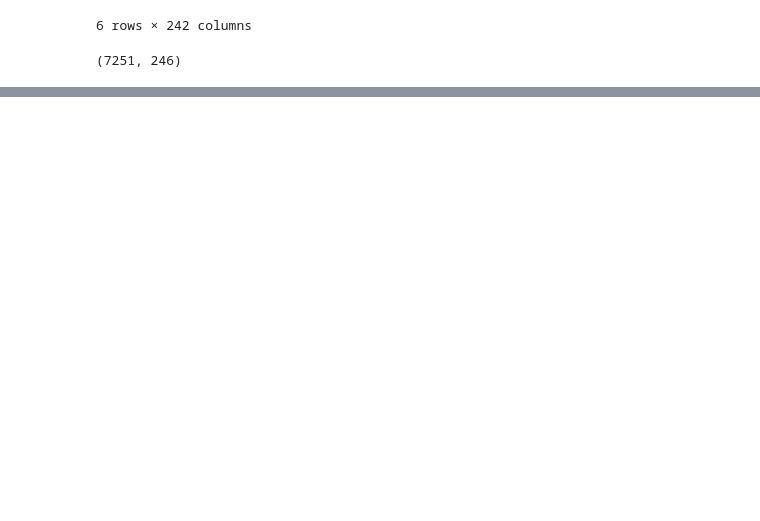
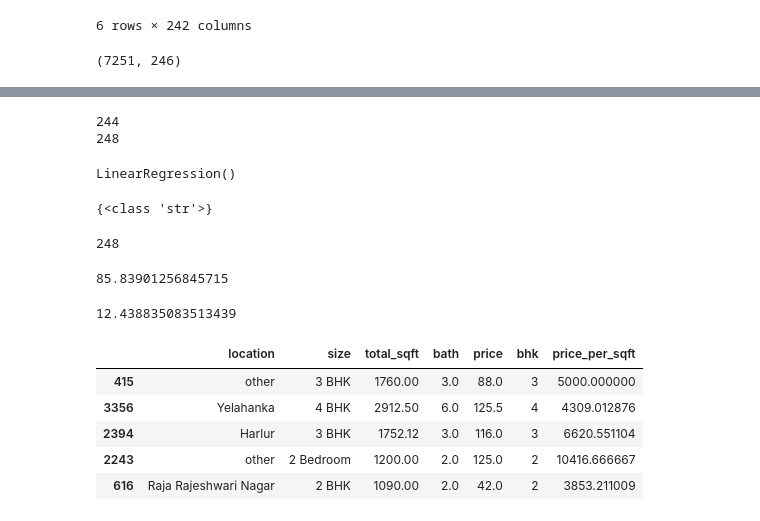
Before and after one commit to Balu-0009/Benguluru_House_Price, a Jupyter notebook: house-prediction.ipynb, the cells around one changed output, grey strips where cells are left out. Saved outputs shown, nothing was run; the diff lists cells and outputs as text; code cells hidden in the pictures; blank space fills up the shorter version.

Commit message:
updated the prediction values of various algorithms

```diff
--- a/house-prediction.ipynb
+++ b/house-prediction.ipynb
@@ -571,0 +679,6 @@ df12
+# %%
+print(lr_clf.n_features_in_)
+print(len(x.columns))
+# %% [output]
+244
+248
@@ -571,0 +687,18 @@ df12
+# %%
+lr_clf = LinearRegression()
+lr_clf.fit(x, y)
+# %% [output]
+LinearRegression()
+# %%
+print(set(type(col) for col in x.columns))
+# %% [output]
+{<class 'str'>}
+# %%
+x.columns = x.columns.astype(str)
+
+lr_clf = LinearRegression()
+lr_clf.fit(x, y)
+
+print(lr_clf.n_features_in_)  # must match len(x.columns)
+# %% [output]
+248
@@ -571,0 +719,17 @@ df12
+# %%
+predict_price('1st Phase JP Nagar',1000, 2, 2)
+# %% [output]
+85.83901256845715
+# %%
+predict_price('Ramagondanahalli',540,2,1)
+# %% [output]
+12.438835083513439
+# %%
+df6.sample(5)
+# %% [output]
+|  | location | size | total_sqft | bath | price | bhk | price_per_sqft |
+| 415 | other | 3 BHK | 1760.00 | 3.0 | 88.0 | 3 | 5000.000000 |
+| 3356 | Yelahanka | 4 BHK | 2912.50 | 6.0 | 125.5 | 4 | 4309.012876 |
+| 2394 | Harlur | 3 BHK | 1752.12 | 3.0 | 116.0 | 3 | 6620.551104 |
+| 2243 | other | 2 Bedroom | 1200.00 | 2.0 | 125.0 | 2 | 10416.666667 |
+| 616 | Raja Rajeshwari Nagar | 2 BHK | 1090.00 | 2.0 | 42.0 | 2 | 3853.211009 |
```
Also changed, not shown: parts of 12 cells of this notebook.
